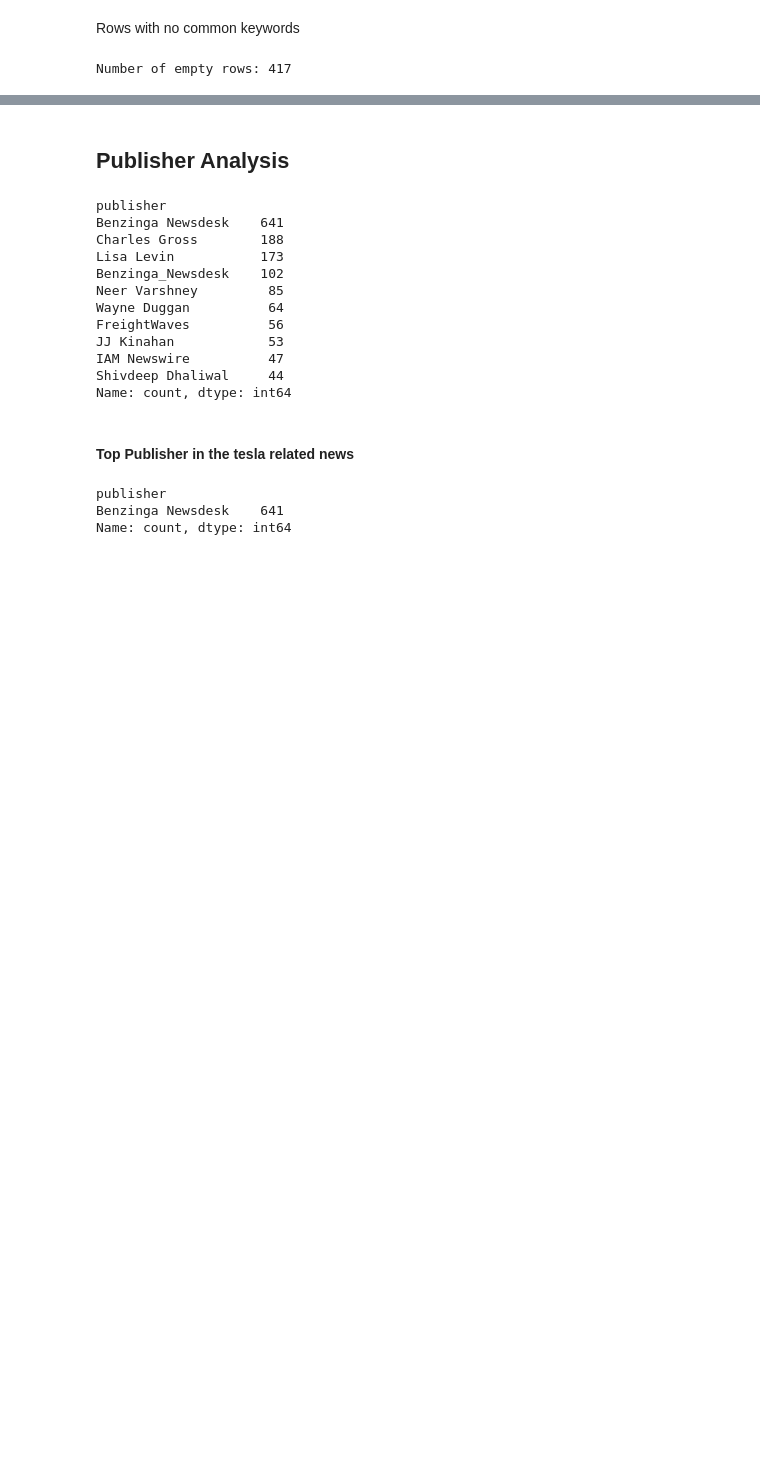
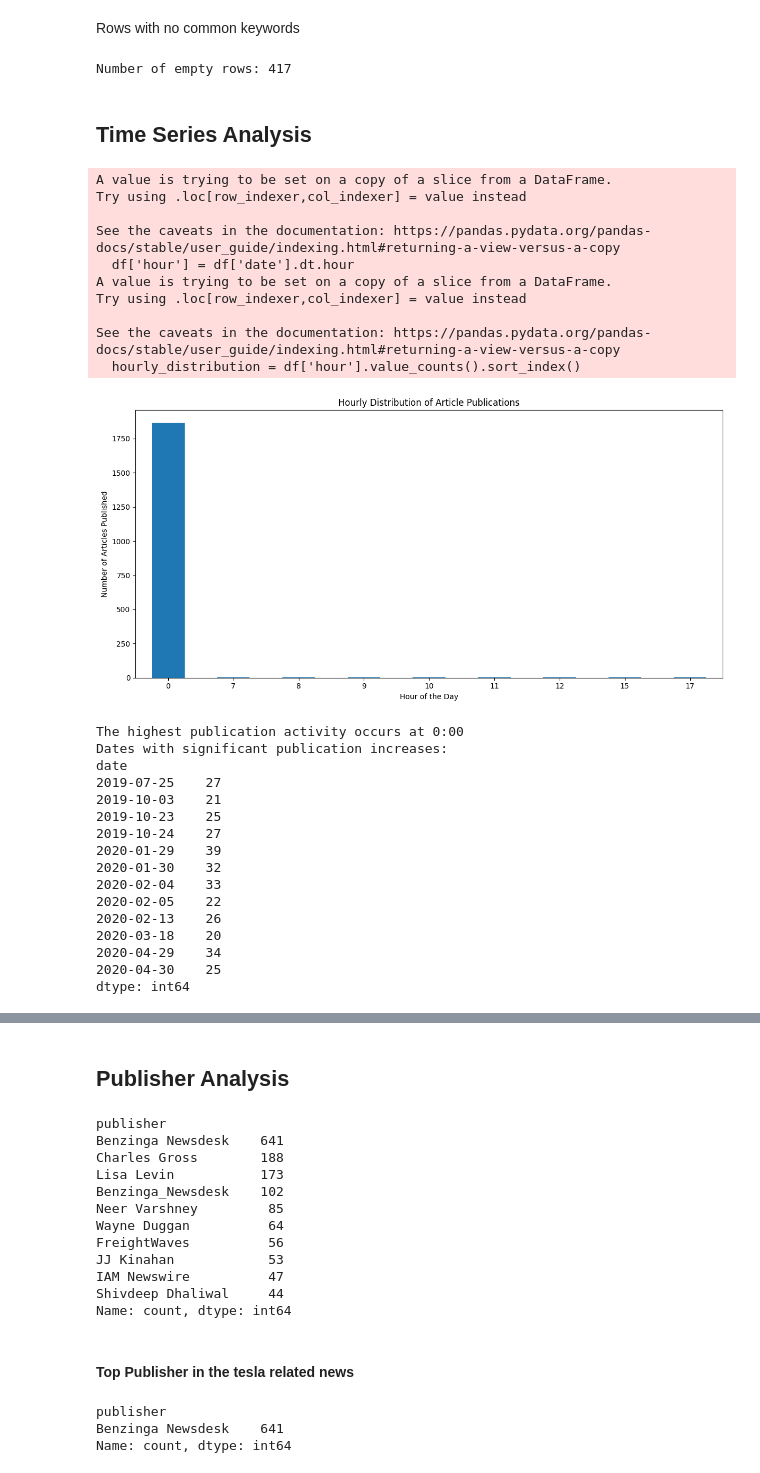
Before and after one commit to Leulseged-Mesfin/Nova-Financial-Solutions-Data-Analysis, a Jupyter notebook: notbooks/task-1.ipynb, the cells around one changed output, grey strips where cells are left out. Cells and saved outputs as stored; diff of their text form; code cells hidden in the pictures; blank space fills up the shorter version.

Commit message:
Time Series Analysis.

```diff
--- a/notbooks/task-1.ipynb
+++ b/notbooks/task-1.ipynb
@@ -349,3 +386,40 @@ empty_count = sum(1 for row in tesla_df['keywords'] if not row)
 print(f"Number of empty rows: {empty_count}")
 # %% [output]
 Number of empty rows: 417
+# %% [markdown]
+## Time Series Analysis
+# %%
+# Analyzing Time Series Data
+
+print(publication_time_distribution(tesla_df))
+publication_spikes = detect_publication_anomalies(tesla_df)
+print("Dates with significant publication increases:")
+print(publication_spikes)
+# %% [output]
+A value is trying to be set on a copy of a slice from a DataFrame.
+Try using .loc[row_indexer,col_indexer] = value instead
+
+See the caveats in the documentation: https://pandas.pydata.org/pandas-docs/stable/user_guide/indexing.html#returning-a-view-versus-a-copy
+  df['hour'] = df['date'].dt.hour
+A value is trying to be set on a copy of a slice from a DataFrame.
+Try using .loc[row_indexer,col_indexer] = value instead
+
+See the caveats in the documentation: https://pandas.pydata.org/pandas-docs/stable/user_guide/indexing.html#returning-a-view-versus-a-copy
+  hourly_distribution = df['hour'].value_counts().sort_index()
+[figure, added]
+The highest publication activity occurs at 0:00
+Dates with significant publication increases:
+date
+2019-07-25    27
+2019-10-03    21
+2019-10-23    25
+2019-10-24    27
+2020-01-29    39
+2020-01-30    32
+2020-02-04    33
+2020-02-05    22
+2020-02-13    26
+2020-03-18    20
+2020-04-29    34
+2020-04-30    25
+dtype: int64
```
Also changed, not shown: parts of 11 cells of this notebook, 2 other files.
